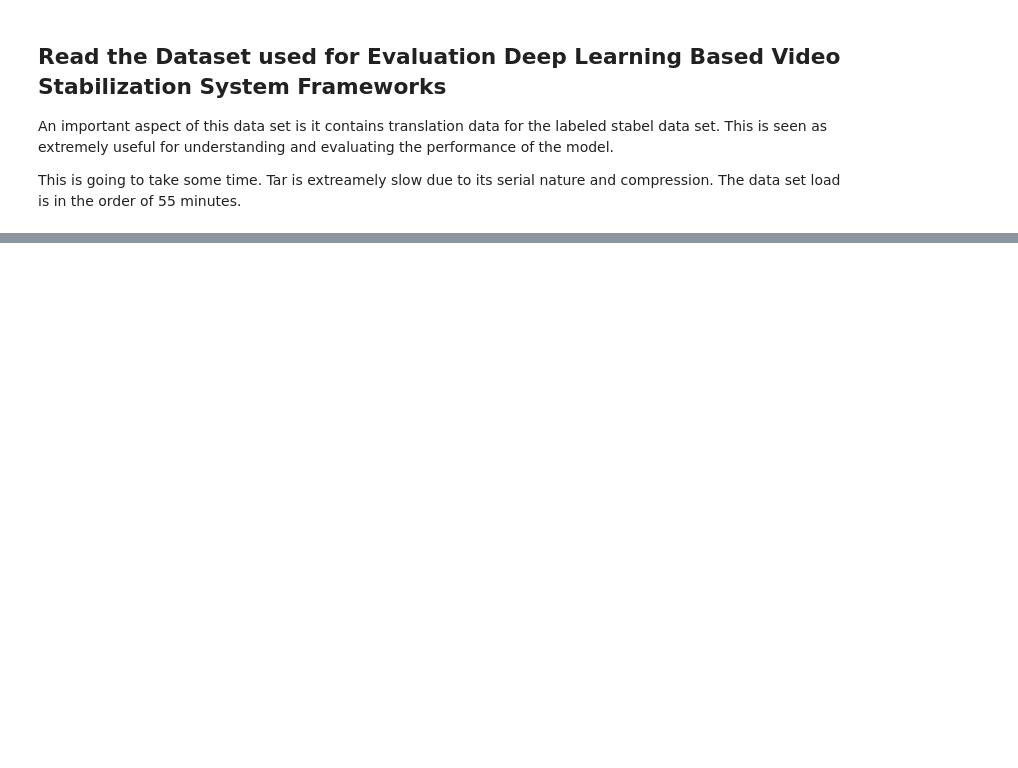
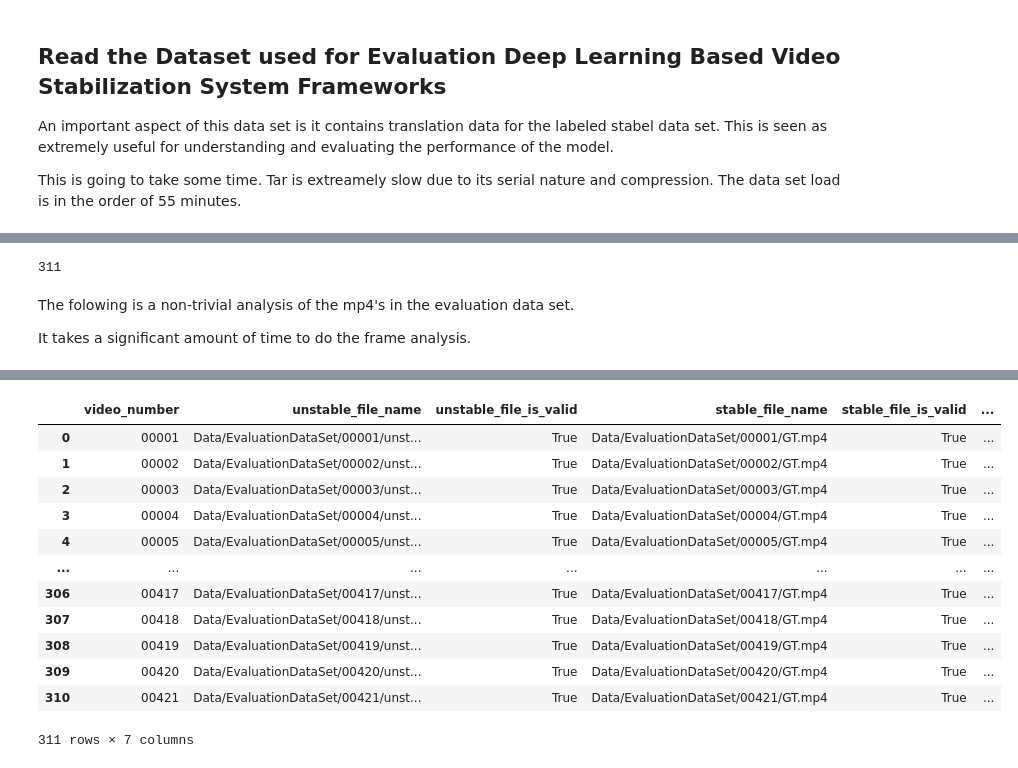
Before and after one commit to mgrandau/hand-tracking-stabilization, a Jupyter notebook: data-wrangling-exploration.ipynb, the cells around one changed output, grey strips where cells are left out. Saved outputs shown, nothing was run; the diff lists cells and outputs as text; code cells hidden in the pictures; blank space fills up the shorter version.

```diff
--- a/data-wrangling-exploration.ipynb
+++ b/data-wrangling-exploration.ipynb
@@ -152,0 +169,61 @@ Wall time: 53min 23s
+# %%
+import os.path
+
+evaluation_dataset_location = 'Data/EvaluationDataSet'
+sample_ids = []
+for possible_sample_ids in os.listdir(evaluation_dataset_location):
+    full_name = os.path.join(evaluation_dataset_location, possible_sample_ids)
+    if os.path.isdir(full_name):
+        sample_ids.append(full_name)
+
+sample_ids.sort()
+len(sample_ids)
+# %% [output]
+311
+# %% [markdown]
+The folowing is a non-trivial analysis of the mp4's in the evaluation data set.
+
+It takes a significant amount of time to do the frame analysis.
+# %%
+%%time
+
+import cv2
+import os
+import pandas
+
+def is_video_valid(video_being_processed):
+    vidcap = cv2.VideoCapture(video_being_processed)
+    success,image = vidcap.read()
+    return success
+
+def get_frame_count(video_being_processed):
+    print(f'video_being_processed: {video_being_processed}')
+    vidcap = cv2.VideoCapture(video_being_processed)
+    success,image = vidcap.read()
+    if success:
+        unstable_video_count += 1
+
+data = []
+
+for sample_id in sample_ids:
+    unstable_file_name = os.path.join(sample_id, 'unstable.mp4')
+    stable_file_name = os.path.join(sample_id, 'GT.mp4')
+    transition_file_name = os.path.join(sample_id, 'PR', 'rot_tra', 'translation.txt')
+    rotation_file_name = os.path.join(sample_id, 'PR', 'rot_tra', 'rotation.txt')
+
+    unstable_frame_count_by_analysis = 0
+
+
+    data.append({
+        'video_number' : os.path.basename(sample_id),
+        'unstable_file_name': unstable_file_name,
+        'unstable_file_is_valid': is_video_valid(unstable_file_name),
+        'stable_file_name': stable_file_name,
+        'stable_file_is_valid': is_video_valid(stable_file_name),
+        'transition_file_name': transition_file_name,
+        'rotation_file_name': rotation_file_name
+    })
+
+df = pandas.DataFrame(data, columns=['video_number', 'unstable_file_name', 'unstable_file_is_valid', 'stable_file_name', 'stable_file_is_valid', 'transition_file_name','rotation_file_name'])
+df
+# %% [output]
@@ -152,0 +234,13 @@ Wall time: 53min 23s
+|  | video_number | unstable_file_name | unstable_file_is_valid | stable_file_name | stable_file_is_valid | ... |
+| 0 | 00001 | Data/EvaluationDataSet/00001/unst... | True | Data/EvaluationDataSet/00001/GT.mp4 | True | ... |
+| 1 | 00002 | Data/EvaluationDataSet/00002/unst... | True | Data/EvaluationDataSet/00002/GT.mp4 | True | ... |
+| 2 | 00003 | Data/EvaluationDataSet/00003/unst... | True | Data/EvaluationDataSet/00003/GT.mp4 | True | ... |
+| 3 | 00004 | Data/EvaluationDataSet/00004/unst... | True | Data/EvaluationDataSet/00004/GT.mp4 | True | ... |
+| 4 | 00005 | Data/EvaluationDataSet/00005/unst... | True | Data/EvaluationDataSet/00005/GT.mp4 | True | ... |
+| ... | ... | ... | ... | ... | ... | ... |
+| 306 | 00417 | Data/EvaluationDataSet/00417/unst... | True | Data/EvaluationDataSet/00417/GT.mp4 | True | ... |
+| 307 | 00418 | Data/EvaluationDataSet/00418/unst... | True | Data/EvaluationDataSet/00418/GT.mp4 | True | ... |
+| 308 | 00419 | Data/EvaluationDataSet/00419/unst... | True | Data/EvaluationDataSet/00419/GT.mp4 | True | ... |
+| 309 | 00420 | Data/EvaluationDataSet/00420/unst... | True | Data/EvaluationDataSet/00420/GT.mp4 | True | ... |
+| 310 | 00421 | Data/EvaluationDataSet/00421/unst... | True | Data/EvaluationDataSet/00421/GT.mp4 | True | ... |
+311 rows × 7 columns
```
Also changed, not shown: parts of 15 cells of this notebook.
